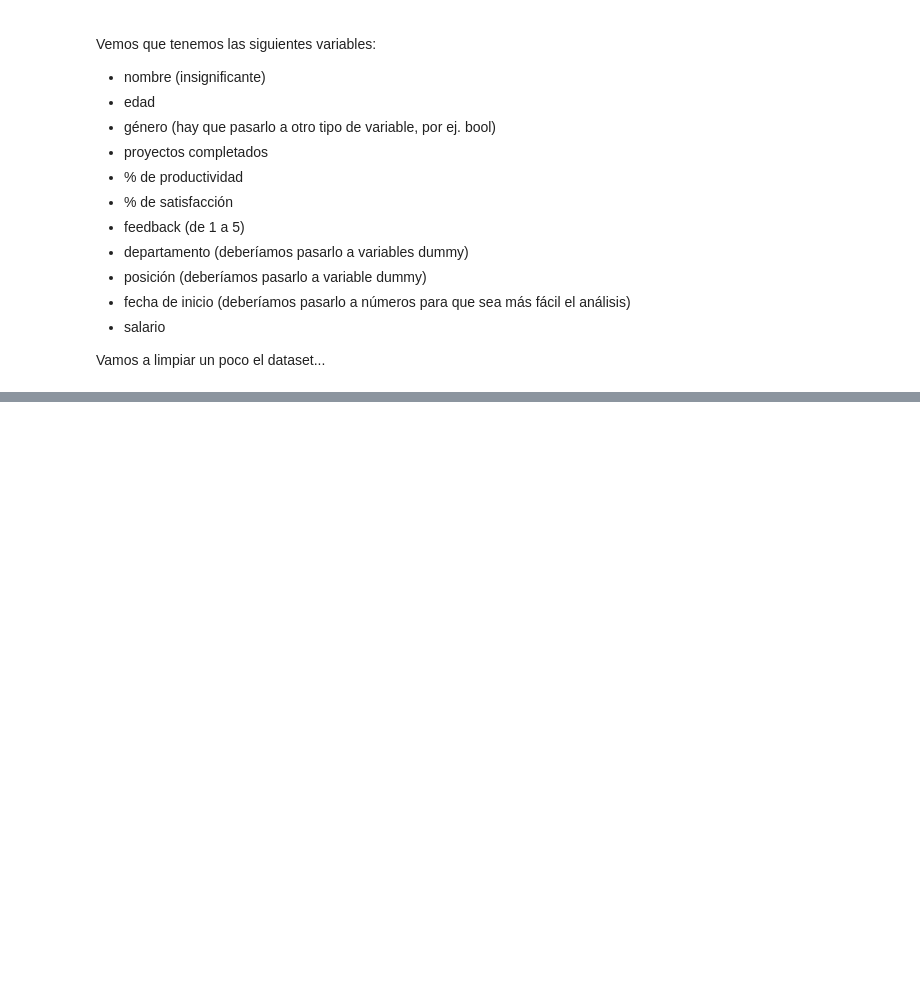
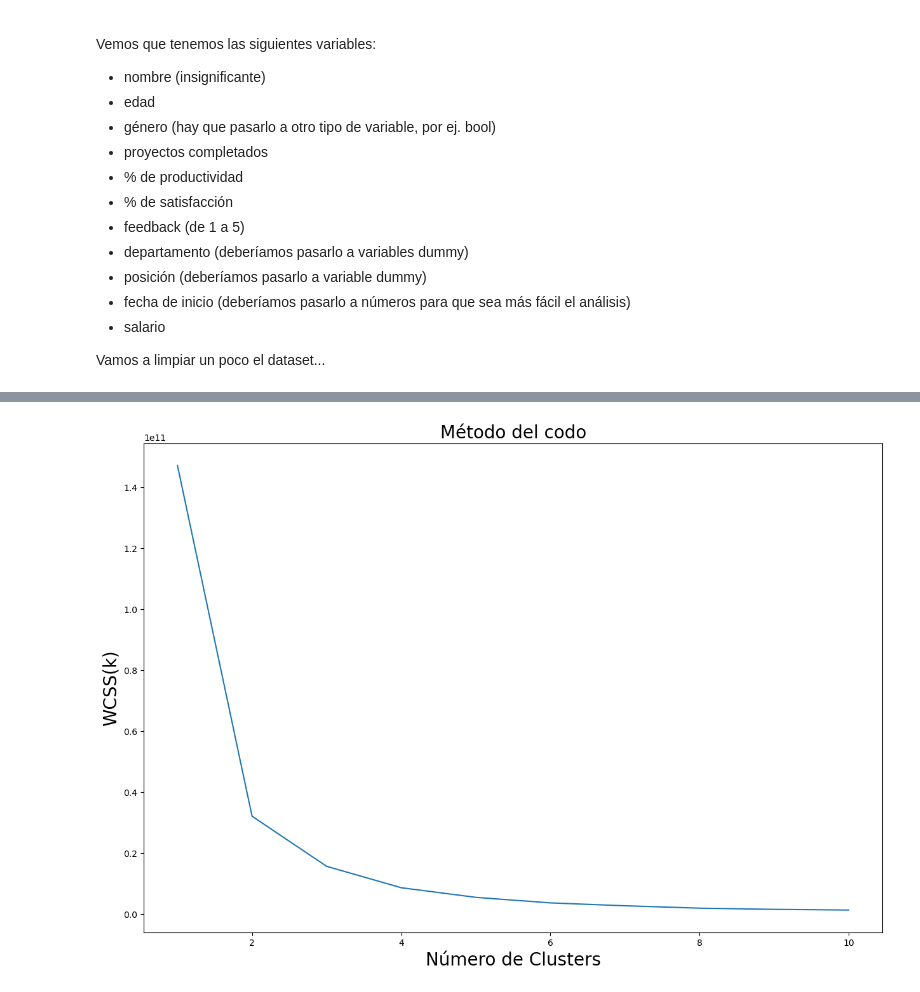
Before and after one commit to erikhromek/CEIOT-ML_TPF, a Jupyter notebook: TPF-v2.ipynb, the cells around one changed output, grey strips where cells are left out. Drawn from its saved outputs; the diff is of its cells as text; code cells hidden in the pictures; blank space fills up the shorter version.

```diff
--- a/TPF-v2.ipynb
+++ b/TPF-v2.ipynb
@@ -40,0 +220,21 @@ dataset =
+# %%
+# Probemos ver si encontramos alguna agrupación de los datos
+import matplotlib.pyplot as plt
+
+X = dataset_clean.iloc[:,:].values
+
+from sklearn.cluster import KMeans
+wcss = []
+for i in range(1, 11):
+    kmeans = KMeans(n_clusters = i, init = "k-means++", max_iter = 300, n_init = 10, random_state = 0)
+    kmeans.fit(X)
+    wcss.append(kmeans.inertia_)
+
+plt.figure(figsize=(15, 10))
+plt.plot(range(1,11), wcss)
+plt.title("Método del codo", fontsize=20)
+plt.xlabel("Número de Clusters", fontsize=20)
+plt.ylabel("WCSS(k)", fontsize=20)
+plt.show()
+# %% [output]
+[figure, added]
```
Also changed, not shown: parts of 29 cells of this notebook.
